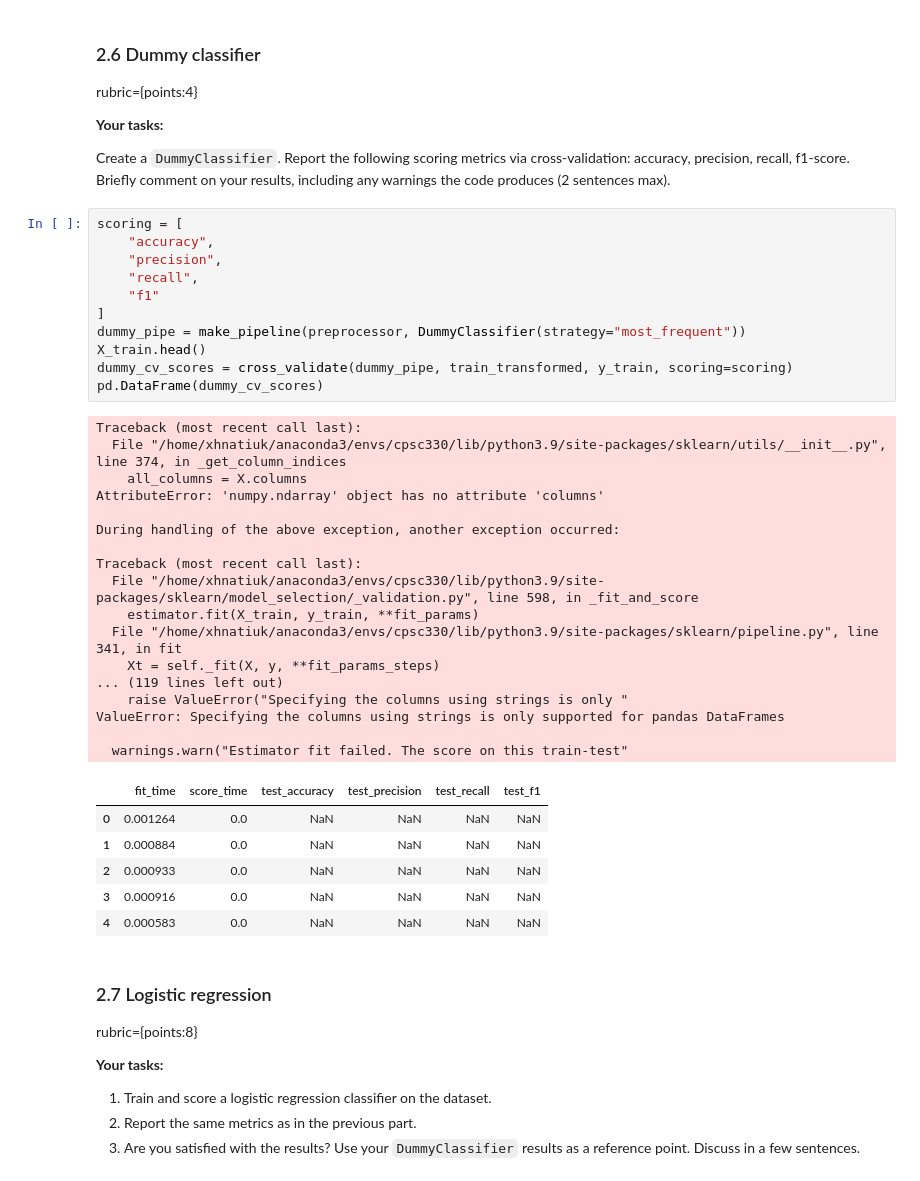
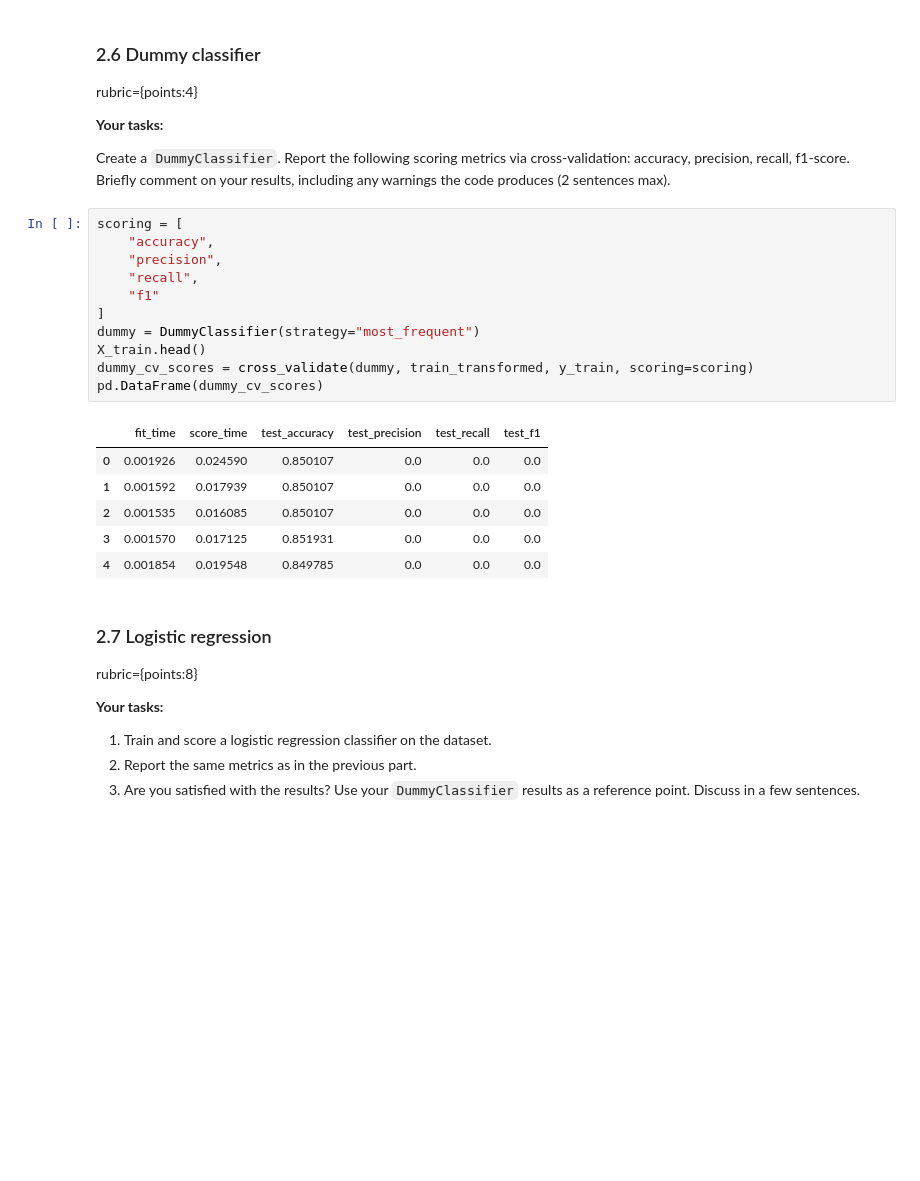
Before and after one commit to xhnatiuk/cpsc330, a Jupyter notebook: hw/hw5/hw5.ipynb, the cells around one changed output. Drawn from its saved outputs; the diff is of its cells as text; blank space fills up the shorter version.

```diff
--- a/hw/hw5/hw5.ipynb
+++ b/hw/hw5/hw5.ipynb
@@ -380,38 +382,21 @@ Create a `DummyClassifier`. Report the following scoring metrics via cross-valid
 # %%
 scoring = [
     "accuracy",
     "precision",
     "recall",
     "f1"
 ]
-dummy_pipe = make_pipeline(preprocessor, DummyClassifier(strategy="most_frequent"))
+dummy = DummyClassifier(strategy="most_frequent")
 X_train.head()
-dummy_cv_scores = cross_validate(dummy_pipe, train_transformed, y_train, scoring=scoring)
+dummy_cv_scores = cross_validate(dummy, train_transformed, y_train, scoring=scoring)
 pd.DataFrame(dummy_cv_scores)
 # %% [output]
-Traceback (most recent call last):
-  File "/home/xhnatiuk/anaconda3/envs/cpsc330/lib/python3.9/site-packages/sklearn/utils/__init__.py", line 374, in _get_column_indices
-    all_columns = X.columns
-AttributeError: 'numpy.ndarray' object has no attribute 'columns'
-
-During handling of the above exception, another exception occurred:
-
-Traceback (most recent call last):
-  File "/home/xhnatiuk/anaconda3/envs/cpsc330/lib/python3.9/site-packages/sklearn/model_selection/_validation.py", line 598, in _fit_and_score
-    estimator.fit(X_train, y_train, **fit_params)
-  File "/home/xhnatiuk/anaconda3/envs/cpsc330/lib/python3.9/site-packages/sklearn/pipeline.py", line 341, in fit
-    Xt = self._fit(X, y, **fit_params_steps)
-... (119 lines left out)
-    raise ValueError("Specifying the columns using strings is only "
-ValueError: Specifying the columns using strings is only supported for pandas DataFrames
-
-  warnings.warn("Estimator fit failed. The score on this train-test"
 |  | fit_time | score_time | test_accuracy | test_precision | test_recall | test_f1 |
-| 0 | 0.001264 | 0.0 | NaN | NaN | NaN | NaN |
-| 1 | 0.000884 | 0.0 | NaN | NaN | NaN | NaN |
-| 2 | 0.000933 | 0.0 | NaN | NaN | NaN | NaN |
-| 3 | 0.000916 | 0.0 | NaN | NaN | NaN | NaN |
-| 4 | 0.000583 | 0.0 | NaN | NaN | NaN | NaN |
+| 0 | 0.001926 | 0.024590 | 0.850107 | 0.0 | 0.0 | 0.0 |
+| 1 | 0.001592 | 0.017939 | 0.850107 | 0.0 | 0.0 | 0.0 |
+| 2 | 0.001535 | 0.016085 | 0.850107 | 0.0 | 0.0 | 0.0 |
+| 3 | 0.001570 | 0.017125 | 0.851931 | 0.0 | 0.0 | 0.0 |
+| 4 | 0.001854 | 0.019548 | 0.849785 | 0.0 | 0.0 | 0.0 |
 # %% [markdown]
 ### 2.7 Logistic regression
 rubric={points:8}
```
Also changed, not shown: parts of 41 cells of this notebook, 6 other files.
